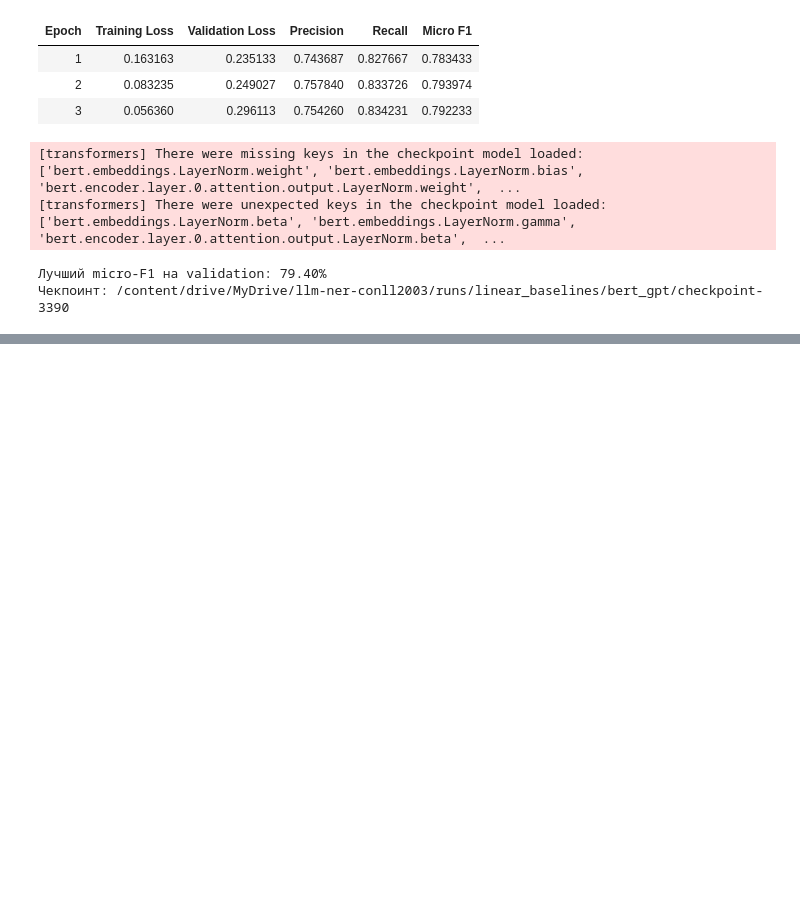
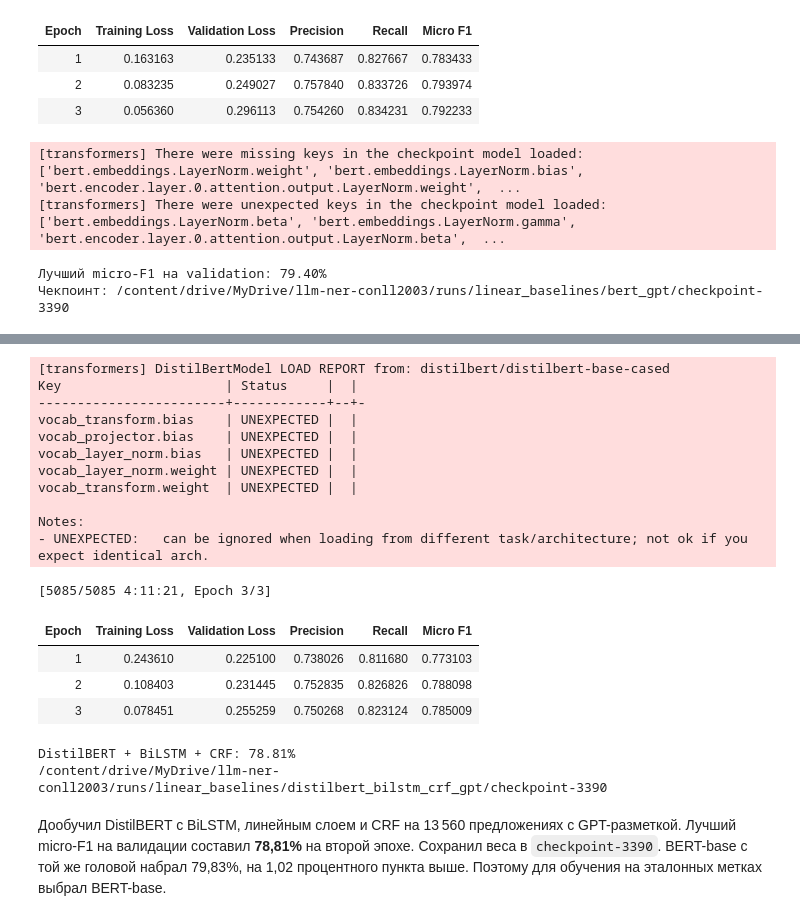
Before and after one commit to Cl1nkk/llm-ner-conll2003, a Jupyter notebook: 2conll.ipynb, the cells around one changed output, grey strips where cells are left out. Cells and saved outputs as stored; diff of their text form; code cells hidden in the pictures; blank space fills up the shorter version.

```diff
--- a/2conll.ipynb
+++ b/2conll.ipynb
@@ -1549,0 +2111,33 @@ Notes:
+# %%
+distil_bilstm_crf_f1, distil_bilstm_crf_checkpoint = train_linear_baseline(
+    student_checkpoint,
+    tokenizer,
+    distil_gpt_train,
+    validation_dataset,
+    "distilbert_bilstm_crf_gpt",
+    model_class=partial(CRFForTokenClassification, use_bilstm=True),
+)
+
+print(f"DistilBERT + BiLSTM + CRF: {distil_bilstm_crf_f1:.2%}")
+print(distil_bilstm_crf_checkpoint)
+# %% [output]
+[transformers] DistilBertModel LOAD REPORT from: distilbert/distilbert-base-cased
+Key                     | Status     |  |
+------------------------+------------+--+-
+vocab_transform.bias    | UNEXPECTED |  |
+vocab_projector.bias    | UNEXPECTED |  |
+vocab_layer_norm.bias   | UNEXPECTED |  |
+vocab_layer_norm.weight | UNEXPECTED |  |
+vocab_transform.weight  | UNEXPECTED |  |
+
+Notes:
+- UNEXPECTED:   can be ignored when loading from different task/architecture; not ok if you expect identical arch.
+[5085/5085 4:11:21, Epoch 3/3]
+| Epoch | Training Loss | Validation Loss | Precision | Recall | Micro F1 |
+| 1 | 0.243610 | 0.225100 | 0.738026 | 0.811680 | 0.773103 |
+| 2 | 0.108403 | 0.231445 | 0.752835 | 0.826826 | 0.788098 |
+| 3 | 0.078451 | 0.255259 | 0.750268 | 0.823124 | 0.785009 |
+DistilBERT + BiLSTM + CRF: 78.81%
+/content/drive/MyDrive/llm-ner-conll2003/runs/linear_baselines/distilbert_bilstm_crf_gpt/checkpoint-3390
+# %% [markdown]
+Дообучил DistilBERT с BiLSTM, линейным слоем и CRF на 13 560 предложениях с GPT-разметкой. Лучший micro-F1 на валидации составил **78,81%** на второй эпохе. Сохранил веса в `checkpoint-3390`. BERT-base с той же головой набрал 79,83%, на 1,02 процентного пункта выше. Поэтому для обучения на эталонных метках выбрал BERT-base.
```
Also changed, not shown: parts of 45 cells of this notebook.
